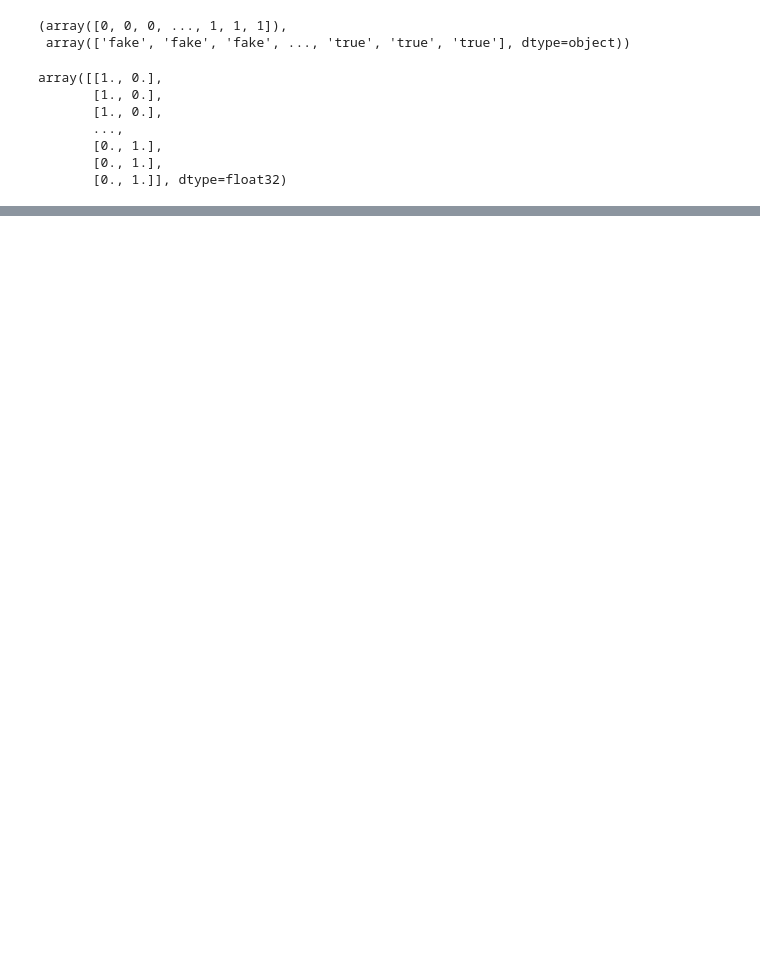
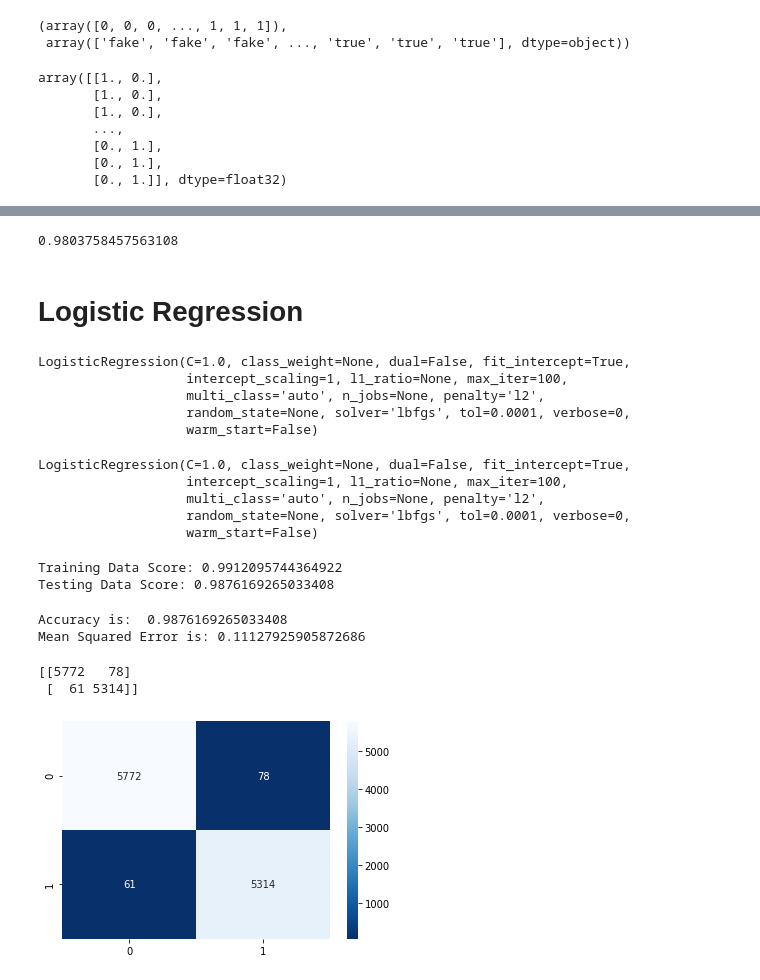
Before and after one commit to nmanduri999/Fake_news_detection_project_3, a Jupyter notebook: fake_news_ML.ipynb, the cells around one changed output, grey strips where cells are left out. Cells and saved outputs as stored; diff of their text form; code cells hidden in the pictures; blank space fills up the shorter version.

```diff
--- a/fake_news_ML.ipynb
+++ b/fake_news_ML.ipynb
@@ -560,0 +560,50 @@ Loss: 0.01871364563703537, Accuracy: 0.9939420819282532
+# %%
+y_pred_prob = nb.predict_proba(X_test)[:, 1]
+metrics.roc_auc_score(y_test, y_pred_prob)
+# %% [output]
+0.9803758457563108
+# %% [markdown]
+# Logistic Regression
+# %%
+from sklearn.linear_model import LogisticRegression
+classifier = LogisticRegression()
+classifier
+# %% [output]
+LogisticRegression(C=1.0, class_weight=None, dual=False, fit_intercept=True,
+                   intercept_scaling=1, l1_ratio=None, max_iter=100,
+                   multi_class='auto', n_jobs=None, penalty='l2',
+                   random_state=None, solver='lbfgs', tol=0.0001, verbose=0,
+                   warm_start=False)
+# %%
+classifier.fit(X_train, y_train)
+# %% [output]
+LogisticRegression(C=1.0, class_weight=None, dual=False, fit_intercept=True,
+                   intercept_scaling=1, l1_ratio=None, max_iter=100,
+                   multi_class='auto', n_jobs=None, penalty='l2',
+                   random_state=None, solver='lbfgs', tol=0.0001, verbose=0,
+                   warm_start=False)
+# %%
+print(f"Training Data Score: {classifier.score(X_train, y_train)}")
+print(f"Testing Data Score: {classifier.score(X_test, y_test)}")
+# %% [output]
+Training Data Score: 0.9912095744364922
+Testing Data Score: 0.9876169265033408
+# %%
+y_pred_lr = classifier.predict(X_test)
+print ("Accuracy is: ", metrics.accuracy_score(y_test, y_pred_lr))
+print("Mean Squared Error is:", np.sqrt(mean_squared_error(y_test, y_pred_lr)))
+# %% [output]
+Accuracy is:  0.9876169265033408
+Mean Squared Error is: 0.11127925905872686
+# %%
+lr_cm = metrics.confusion_matrix(y_test, y_pred_lr)
+print (lr_cm)
+# %% [output]
+[[5772   78]
+ [  61 5314]]
+# %%
+labels = np.array([lr_cm[0],lr_cm[1]])
+sns.heatmap(lr_cm, annot=labels, fmt = '',cmap="Blues_r")
+plt.show()
+# %% [output]
+[figure, added]
```
Also changed, not shown: parts of 53 cells of this notebook.
